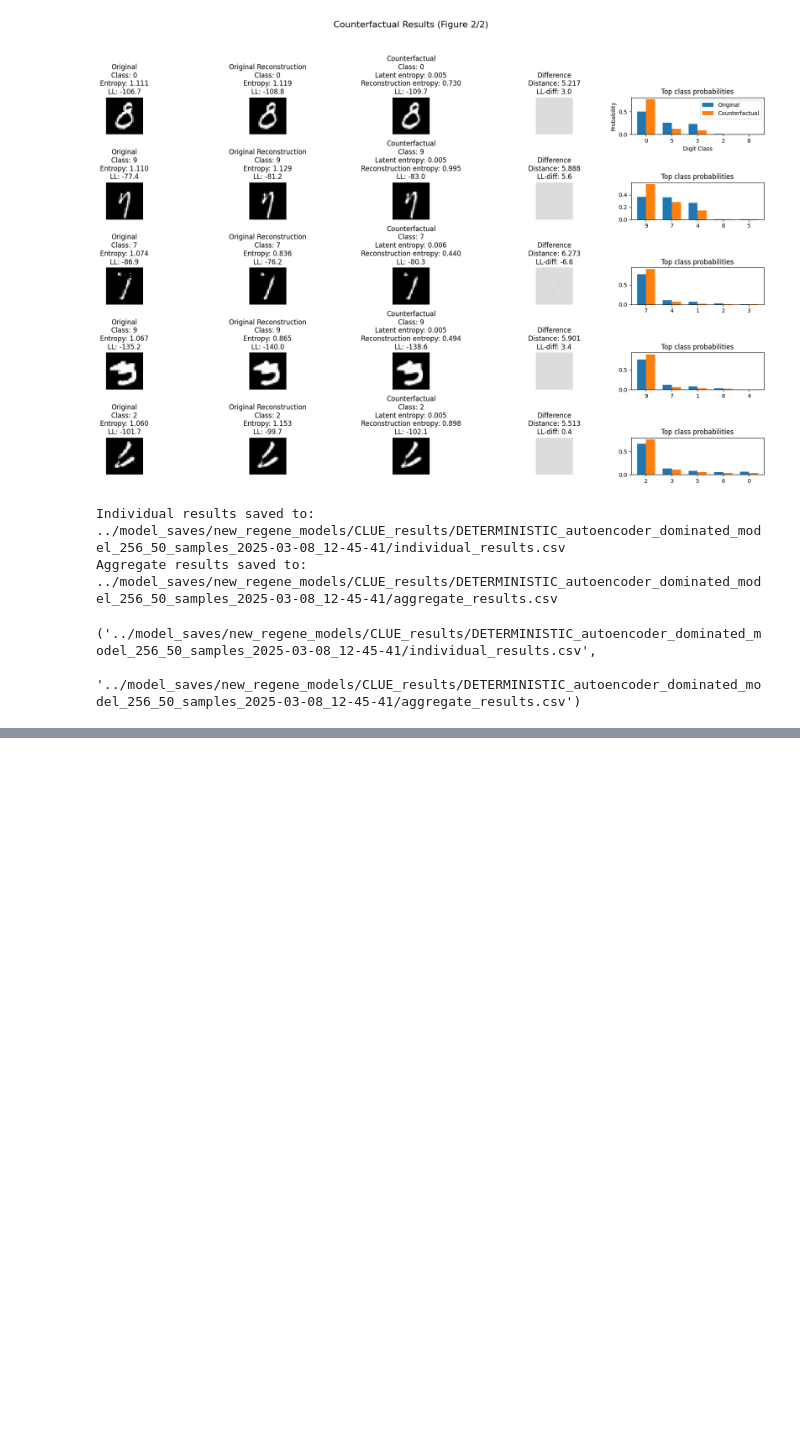
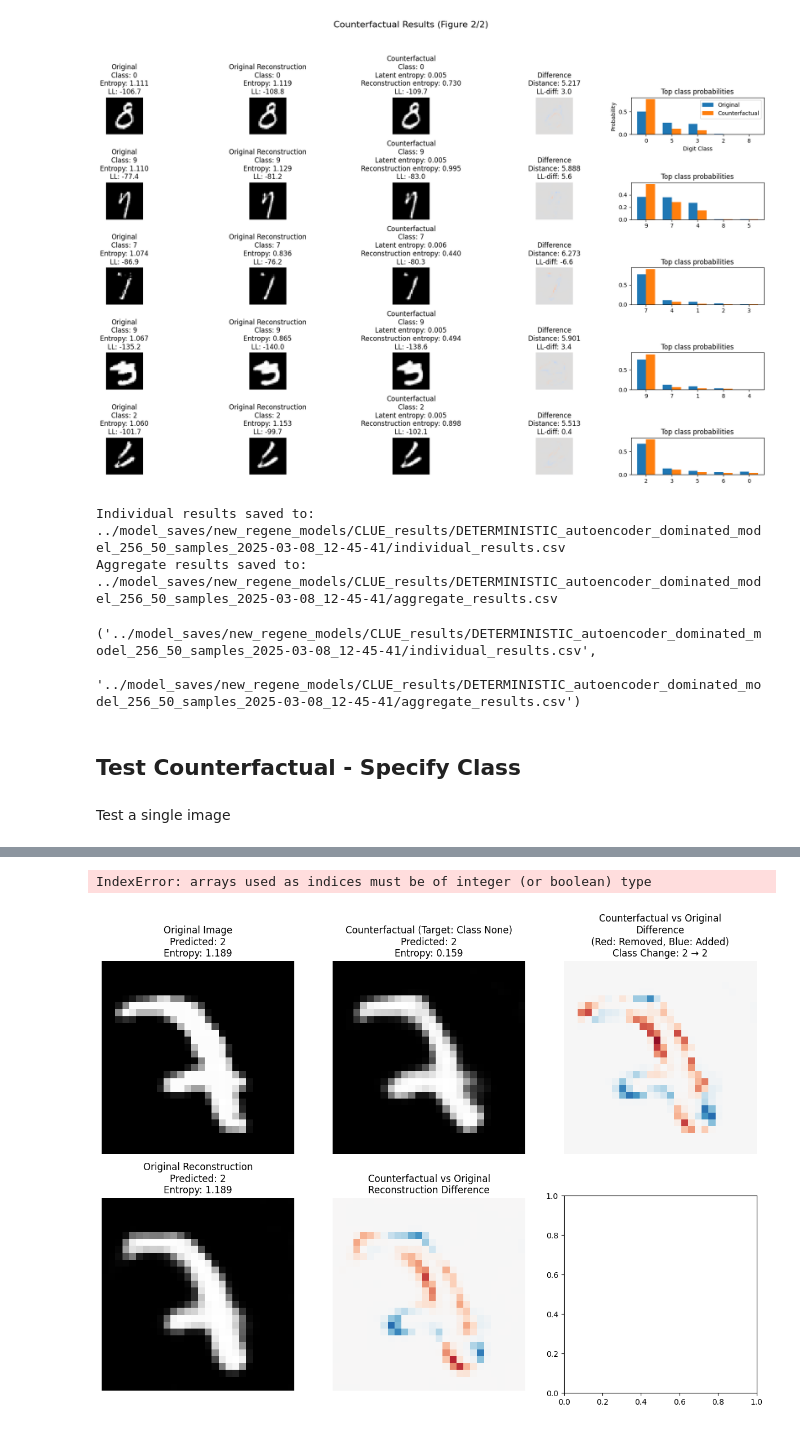
Before and after one commit to confinlay/Bayesian-CE, a Jupyter notebook: MyImplementation/testing_notebooks/test-clue-performance.ipynb, the cells around one changed output, grey strips where cells are left out. Saved outputs shown, nothing was run; the diff lists cells and outputs as text; code cells hidden in the pictures; blank space fills up the shorter version.

```diff
--- a/MyImplementation/testing_notebooks/test-clue-performance.ipynb
+++ b/MyImplementation/testing_notebooks/test-clue-performance.ipynb
@@ -527,3 +533,20 @@ Individual results saved to: ../model_saves/new_regene_models/CLUE_results/DETER
 Aggregate results saved to: ../model_saves/new_regene_models/CLUE_results/DETERMINISTIC_autoencoder_dominated_model_256_50_samples_2025-03-08_12-45-41/aggregate_results.csv
 ('../model_saves/new_regene_models/CLUE_results/DETERMINISTIC_autoencoder_dominated_model_256_50_samples_2025-03-08_12-45-41/individual_results.csv',
  '../model_saves/new_regene_models/CLUE_results/DETERMINISTIC_autoencoder_dominated_model_256_50_samples_2025-03-08_12-45-41/aggregate_results.csv')
+# %% [markdown]
+## Test Counterfactual - Specify Class
+# %% [markdown]
+Test a single image
+# %%
+results, figure = evaluate_single_clue_counterfactual(
+    uncertain_images[49],
+    bll_vi,
+    decoder,
+    vae,
+    device=cfg.device,
+    verbose=True,
+    steps=200,
+    distance_weight=0.005,
+    lr=0.05
+)
+# %% [output]
@@ -529,0 +570,2 @@ Aggregate results saved to: ../model_saves/new_regene_models/CLUE_results/DETERM
+IndexError: arrays used as indices must be of integer (or boolean) type
+[figure, added]
```
Also changed, not shown: parts of 6 cells of this notebook, 2 other files.
